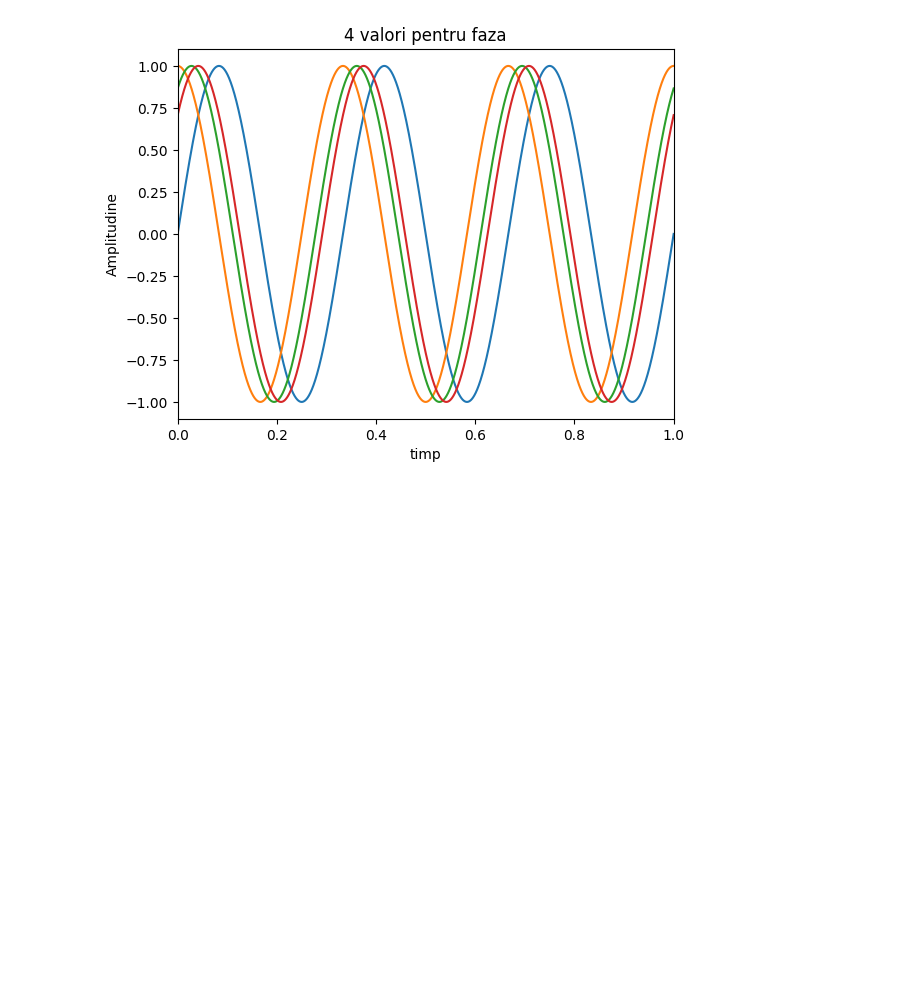
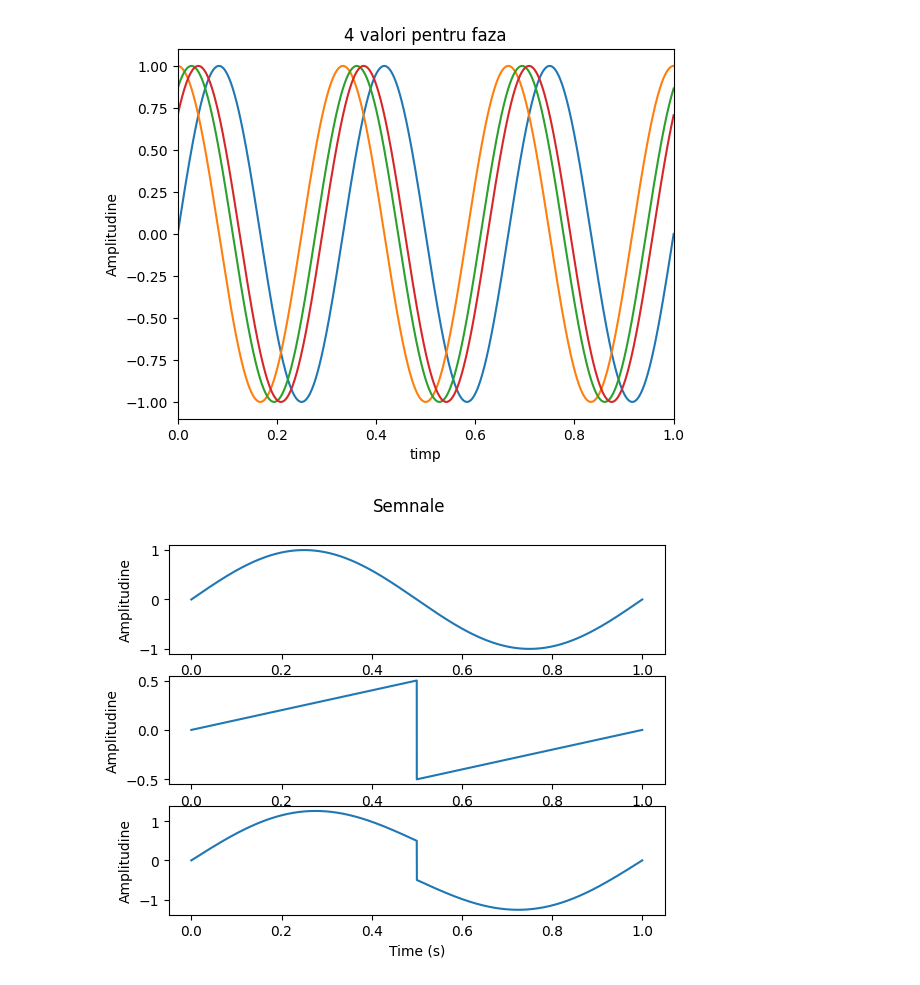
Before and after one commit to Apsodius1/Procesarea-Semnalelor, a Jupyter notebook: lab2/lab2.ipynb, the cells around one changed output. Cells and saved outputs as stored; diff of their text form; code cells hidden in the pictures; blank space fills up the shorter version.

```diff
--- a/lab2/lab2.ipynb
+++ b/lab2/lab2.ipynb
@@ -101,0 +107,30 @@ sd.play(soundD[1], soundD[0])
+# %%
+# Exercitiul 4
+def sinFunction(f0, t):
+    return np.sin(2 * np.pi * f0 * t)
+
+
+def sawtooth(f0, t):
+    return (f0 * t - np.floor(f0 * t + 1/2))
+
+
+t = np.linspace(0, 1, 10000)
+sinWave = sinFunction(1, t)
+sawWave = sawtooth(1, t)
+added = sinWave + sawWave
+
+fig, axs = plt.subplots(3)
+fig.suptitle("Semnale")
+
+axs[0].plot(t, sinWave)
+axs[1].plot(t, sawWave)
+axs[2].plot(t, added)
+
+
+for ax in axs:
+    ax.set_xlabel("Time (s)")
+    ax.set_ylabel("Amplitudine")
+
+plt.show()
+# %% [output]
+[figure, added]
```
Also changed, not shown: parts of 10 cells of this notebook, 2 other files.
